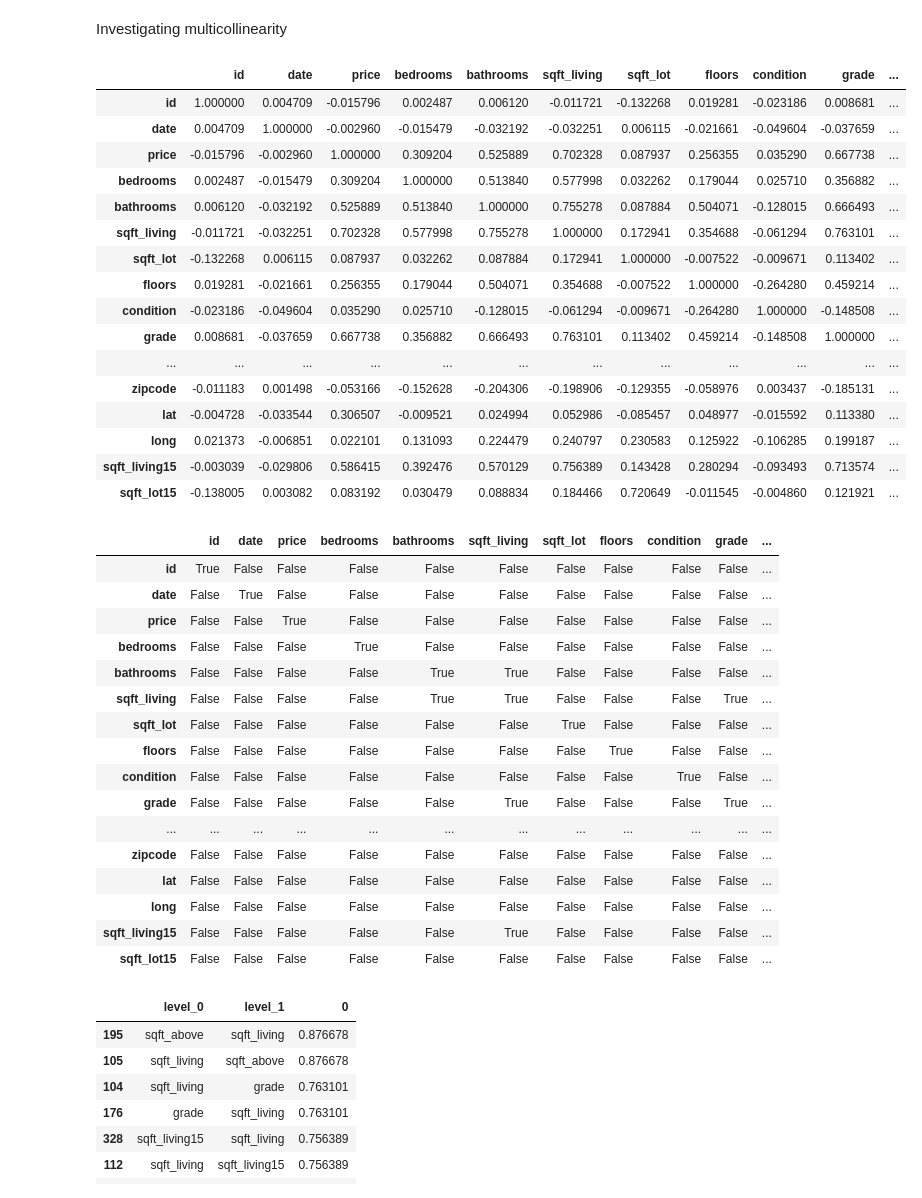
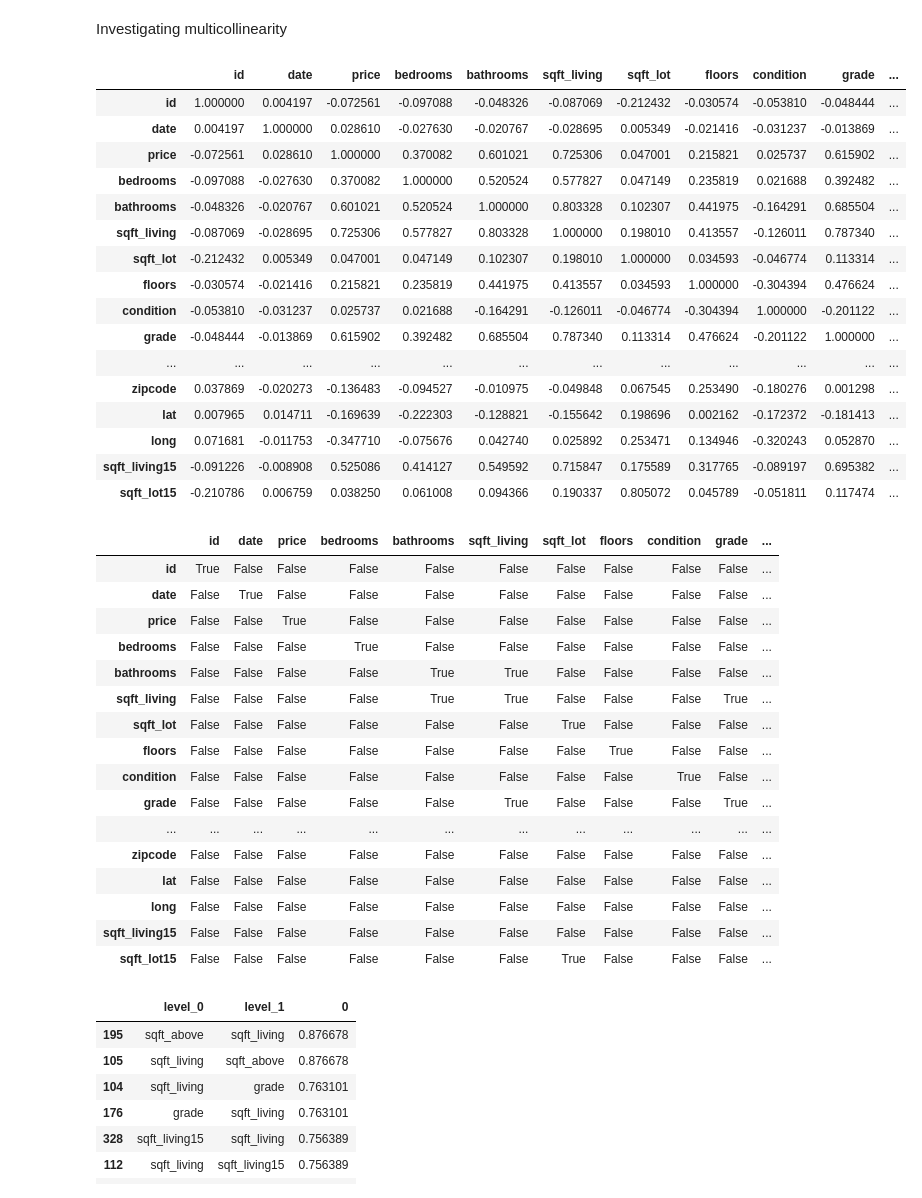
Before and after one commit to melodygr/Housing-Regression-Project, a Jupyter notebook: data-collection-EDA.ipynb, the cells around one changed output. Drawn from its saved outputs; the diff is of its cells as text; code cells hidden in the pictures.

```diff
--- a/data-collection-EDA.ipynb
+++ b/data-collection-EDA.ipynb
@@ -107,0 +155,3 @@ top_zips = list(df.groupby("zipcode").median()["price"].sort_values(ascending =
+# %%
+zips = pd.read_csv('data/top_30_zips.csv')
+zips
@@ -108,3 +176,5 @@ top_zips = list(df.groupby("zipcode").median()["price"].sort_values(ascending =
+# %%
+fourteen_zips = list(zips.ZIP[:14])
 # %%
 df["zipcode"].value_counts()
 # %% [output]
@@ -121,4 +191,4 @@ df["zipcode"].value_counts()
 98039     49
 Name: zipcode, Length: 70, dtype: int64
 # %%
-df_top_zip = df[df["zipcode"].isin(top_zips)]
+df_top_zip = df[df["zipcode"].isin(fourteen_zips)]
@@ -139,26 +246,26 @@ plt.show()
 # %% [markdown]
 Investigating multicollinearity
 # %%
-correlation_df = df.corr()
+correlation_df = df_top_zip.corr()
 correlation_df
 # %% [output]
 |  | id | date | price | bedrooms | bathrooms | sqft_living | sqft_lot | floors | condition | grade | ... |
-| id | 1.000000 | 0.004709 | -0.015796 | 0.002487 | 0.006120 | -0.011721 | -0.132268 | 0.019281 | -0.023186 | 0.008681 | ... |
-| date | 0.004709 | 1.000000 | -0.002960 | -0.015479 | -0.032192 | -0.032251 | 0.006115 | -0.021661 | -0.049604 | -0.037659 | ... |
-| price | -0.015796 | -0.002960 | 1.000000 | 0.309204 | 0.525889 | 0.702328 | 0.087937 | 0.256355 | 0.035290 | 0.667738 | ... |
-| bedrooms | 0.002487 | -0.015479 | 0.309204 | 1.000000 | 0.513840 | 0.577998 | 0.032262 | 0.179044 | 0.025710 | 0.356882 | ... |
-| bathrooms | 0.006120 | -0.032192 | 0.525889 | 0.513840 | 1.000000 | 0.755278 | 0.087884 | 0.504071 | -0.128015 | 0.666493 | ... |
-| sqft_living | -0.011721 | -0.032251 | 0.702328 | 0.577998 | 0.755278 | 1.000000 | 0.172941 | 0.354688 | -0.061294 | 0.763101 | ... |
-| sqft_lot | -0.132268 | 0.006115 | 0.087937 | 0.032262 | 0.087884 | 0.172941 | 1.000000 | -0.007522 | -0.009671 | 0.113402 | ... |
-| floors | 0.019281 | -0.021661 | 0.256355 | 0.179044 | 0.504071 | 0.354688 | -0.007522 | 1.000000 | -0.264280 | 0.459214 | ... |
-| condition | -0.023186 | -0.049604 | 0.035290 | 0.025710 | -0.128015 | -0.061294 | -0.009671 | -0.264280 | 1.000000 | -0.148508 | ... |
-| grade | 0.008681 | -0.037659 | 0.667738 | 0.356882 | 0.666493 | 0.763101 | 0.113402 | 0.459214 | -0.148508 | 1.000000 | ... |
+| id | 1.000000 | 0.004197 | -0.072561 | -0.097088 | -0.048326 | -0.087069 | -0.212432 | -0.030574 | -0.053810 | -0.048444 | ... |
+| date | 0.004197 | 1.000000 | 0.028610 | -0.027630 | -0.020767 | -0.028695 | 0.005349 | -0.021416 | -0.031237 | -0.013869 | ... |
+| price | -0.072561 | 0.028610 | 1.000000 | 0.370082 | 0.601021 | 0.725306 | 0.047001 | 0.215821 | 0.025737 | 0.615902 | ... |
+| bedrooms | -0.097088 | -0.027630 | 0.370082 | 1.000000 | 0.520524 | 0.577827 | 0.047149 | 0.235819 | 0.021688 | 0.392482 | ... |
+| bathrooms | -0.048326 | -0.020767 | 0.601021 | 0.520524 | 1.000000 | 0.803328 | 0.102307 | 0.441975 | -0.164291 | 0.685504 | ... |
+| sqft_living | -0.087069 | -0.028695 | 0.725306 | 0.577827 | 0.803328 | 1.000000 | 0.198010 | 0.413557 | -0.126011 | 0.787340 | ... |
+| sqft_lot | -0.212432 | 0.005349 | 0.047001 | 0.047149 | 0.102307 | 0.198010 | 1.000000 | 0.034593 | -0.046774 | 0.113314 | ... |
+| floors | -0.030574 | -0.021416 | 0.215821 | 0.235819 | 0.441975 | 0.413557 | 0.034593 | 1.000000 | -0.304394 | 0.476624 | ... |
+| condition | -0.053810 | -0.031237 | 0.025737 | 0.021688 | -0.164291 | -0.126011 | -0.046774 | -0.304394 | 1.000000 | -0.201122 | ... |
+| grade | -0.048444 | -0.013869 | 0.615902 | 0.392482 | 0.685504 | 0.787340 | 0.113314 | 0.476624 | -0.201122 | 1.000000 | ... |
 | ... | ... | ... | ... | ... | ... | ... | ... | ... | ... | ... | ... |
-| zipcode | -0.011183 | 0.001498 | -0.053166 | -0.152628 | -0.204306 | -0.198906 | -0.129355 | -0.058976 | 0.003437 | -0.185131 | ... |
-| lat | -0.004728 | -0.033544 | 0.306507 | -0.009521 | 0.024994 | 0.052986 | -0.085457 | 0.048977 | -0.015592 | 0.113380 | ... |
-| long | 0.021373 | -0.006851 | 0.022101 | 0.131093 | 0.224479 | 0.240797 | 0.230583 | 0.125922 | -0.106285 | 0.199187 | ... |
-| sqft_living15 | -0.003039 | -0.029806 | 0.586415 | 0.392476 | 0.570129 | 0.756389 | 0.143428 | 0.280294 | -0.093493 | 0.713574 | ... |
-| sqft_lot15 | -0.138005 | 0.003082 | 0.083192 | 0.030479 | 0.088834 | 0.184466 | 0.720649 | -0.011545 | -0.004860 | 0.121921 | ... |
+| zipcode | 0.037869 | -0.020273 | -0.136483 | -0.094527 | -0.010975 | -0.049848 | 0.067545 | 0.253490 | -0.180276 | 0.001298 | ... |
+| lat | 0.007965 | 0.014711 | -0.169639 | -0.222303 | -0.128821 | -0.155642 | 0.198696 | 0.002162 | -0.172372 | -0.181413 | ... |
+| long | 0.071681 | -0.011753 | -0.347710 | -0.075676 | 0.042740 | 0.025892 | 0.253471 | 0.134946 | -0.320243 | 0.052870 | ... |
+| sqft_living15 | -0.091226 | -0.008908 | 0.525086 | 0.414127 | 0.549592 | 0.715847 | 0.175589 | 0.317765 | -0.089197 | 0.695382 | ... |
+| sqft_lot15 | -0.210786 | 0.006759 | 0.038250 | 0.061008 | 0.094366 | 0.190337 | 0.805072 | 0.045789 | -0.051811 | 0.117474 | ... |
 # %%
 correlation_df.applymap(lambda val: abs(val) >= 0.75)
 # %% [output]
@@ -177,8 +284,8 @@ correlation_df.applymap(lambda val: abs(val) >= 0.75)
 | zipcode | False | False | False | False | False | False | False | False | False | False | ... |
 | lat | False | False | False | False | False | False | False | False | False | False | ... |
 | long | False | False | False | False | False | False | False | False | False | False | ... |
-| sqft_living15 | False | False | False | False | False | True | False | False | False | False | ... |
-| sqft_lot15 | False | False | False | False | False | False | False | False | False | False | ... |
+| sqft_living15 | False | False | False | False | False | False | False | False | False | False | ... |
+| sqft_lot15 | False | False | False | False | False | False | True | False | False | False | ... |
 # %%
 corr_data = df.corr().abs().stack().reset_index().sort_values(0, ascending=False)
 corr_data[corr_data[0] < 1][:20]
```
Also changed, not shown: parts of 46 cells of this notebook, 3 other files.
